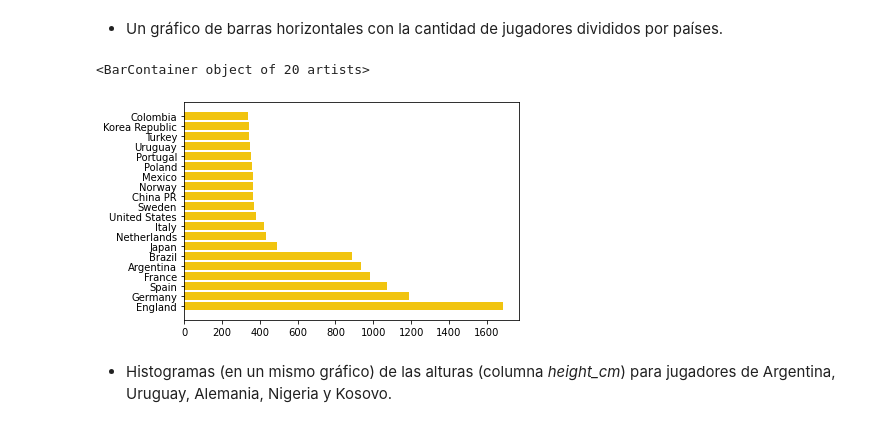
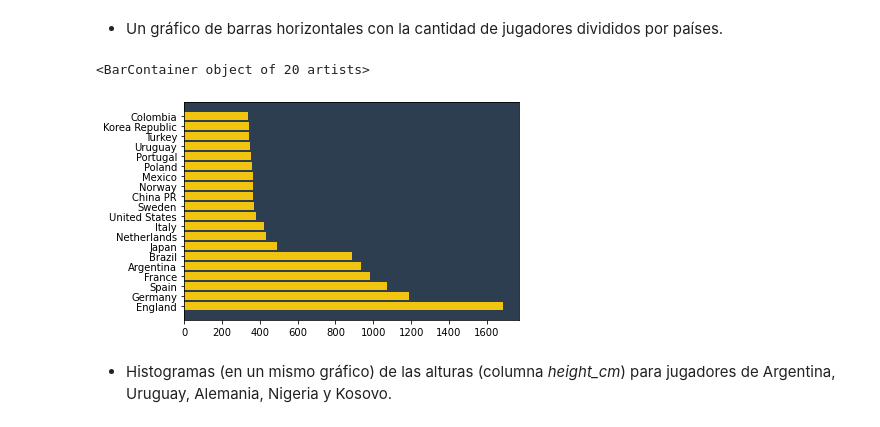
Before and after one commit to maximilianog258/PDAMaxiG, a Jupyter notebook: Ejercitación - Matplotlib/Ejercitación-Matplotlib.ipynb, the cells around one changed output. Cells and saved outputs as stored; diff of their text form; code cells hidden in the pictures.

```diff
--- a/Ejercitación - Matplotlib/Ejercitación-Matplotlib.ipynb
+++ b/Ejercitación - Matplotlib/Ejercitación-Matplotlib.ipynb
@@ -366,16 +366,16 @@ datfifa21.head(5)
 # %%
 ## TODO 4
 
 paises=datfifa21["nationality"].unique()
 nacionalidades= datfifa21["nationality"]
 cantidad= nacionalidades.value_counts().head(20)
 fig, ax = plt.subplots()
 
-
+ax.set_facecolor("#2C3E50") #color de fondo
 ax.barh(cantidad.index, cantidad.values, color = "#F1C40F", label = "Oro")
 # %% [output]
 <BarContainer object of 20 artists>
-[figure, old version]
+[figure, new version]
 # %% [markdown]
 - Histogramas (en un mismo gráfico) de las alturas (columna *height_cm*) para jugadores de Argentina, Uruguay, Alemania, Nigeria y Kosovo.
 # %%
```
Also changed, not shown: parts of 3 cells of this notebook, 1 other file.
